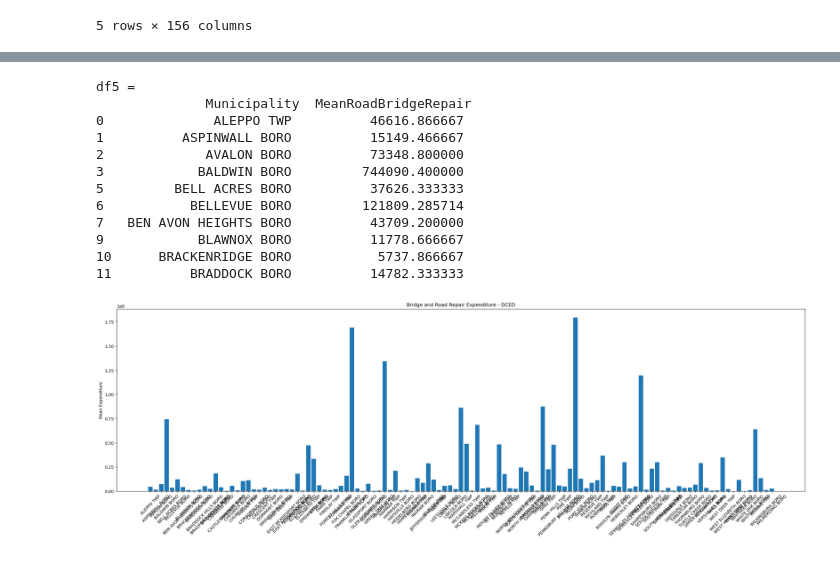
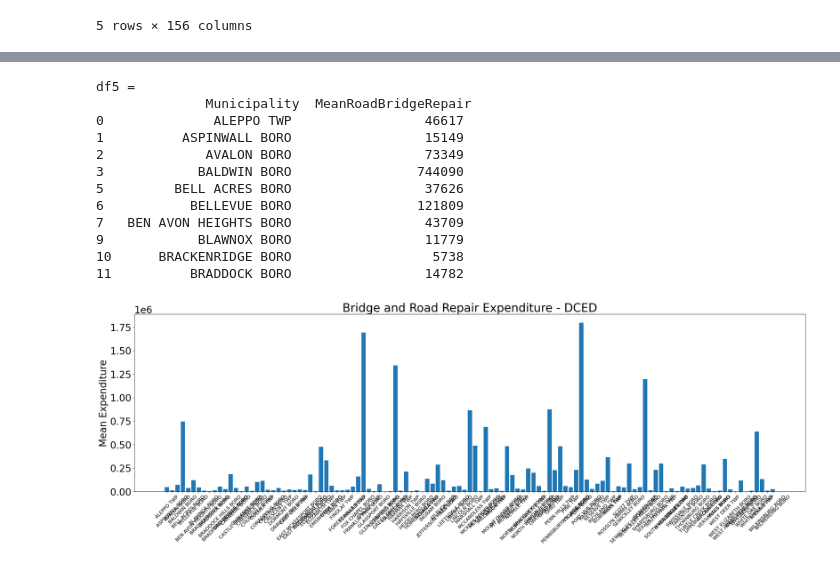
Before and after one commit to megan0422/DABPFinalProject, a Jupyter notebook: DCED Data.ipynb, the cells around one changed output, grey strips where cells are left out. Saved outputs shown, nothing was run; the diff lists cells and outputs as text; code cells hidden in the pictures.

```diff
--- a/DCED Data.ipynb
+++ b/DCED Data.ipynb
@@ -52,41 +52,44 @@ df4 = Muni_fin_2.loc[:, ['Municipality', 'Maintenance.n.Repairs.Roads.Bridges']]
 drop_vals = ['2006','2007','2008','2009', '2010', '2011', '2012', '2013', '2014',
              '2015', '2016', '2017','2018','2019','2020']
 
 for value in drop_vals:
     df4.drop(df4[df4['Municipality'] == value].index, inplace = True)
 
 #print('df4 = ', '\n', df4.head( n = 10))
 #print(df4['Municipality'].unique())
 
 df5 = df4.groupby(['Municipality'], as_index=False, sort=False)['Maintenance.n.Repairs.Roads.Bridges'].mean()
 #print(list(df5.columns))
 df5.rename(columns={"Maintenance.n.Repairs.Roads.Bridges":"MeanRoadBridgeRepair"}, inplace=True)
 df5.drop(df5[df5['MeanRoadBridgeRepair'] == 0].index, inplace = True)
+df5['MeanRoadBridgeRepair'] = round(df5['MeanRoadBridgeRepair'],0)
+df5['MeanRoadBridgeRepair'] = df5['MeanRoadBridgeRepair'].apply(np.int64)
+
 
 df6 = df4.groupby(['Municipality'], as_index=False, sort=False)['Maintenance.n.Repairs.Roads.Bridges'].std()
 df6.rename(columns={"Maintenance.n.Repairs.Roads.Bridges":"StandardDev"}, inplace=True)
 
 print('df5 = ', '\n', df5.head( n = 10))
 
 #print('df6 = ', '\n', df6.head( n = 10))
 #df.head()
 plt.figure(figsize=(30,8))
 plt.bar(df5['Municipality'], df5['MeanRoadBridgeRepair'])
 plt.xticks(rotation = 45)
 plt.title('Bridge and Road Repair Expenditure - DCED')
 plt.ylabel('Mean Expenditure')
 plt.show()
 # %% [output]
 df5 =
               Municipality  MeanRoadBridgeRepair
-0              ALEPPO TWP          46616.866667
-1          ASPINWALL BORO          15149.466667
-2             AVALON BORO          73348.800000
-3            BALDWIN BORO         744090.400000
-5         BELL ACRES BORO          37626.333333
-6           BELLEVUE BORO         121809.285714
-7   BEN AVON HEIGHTS BORO          43709.200000
-9            BLAWNOX BORO          11778.666667
-10      BRACKENRIDGE BORO           5737.866667
-11          BRADDOCK BORO          14782.333333
+0              ALEPPO TWP                 46617
+1          ASPINWALL BORO                 15149
+2             AVALON BORO                 73349
+3            BALDWIN BORO                744090
+5         BELL ACRES BORO                 37626
+6           BELLEVUE BORO                121809
+7   BEN AVON HEIGHTS BORO                 43709
+9            BLAWNOX BORO                 11779
+10      BRACKENRIDGE BORO                  5738
+11          BRADDOCK BORO                 14782
-[figure, old version]
+[figure, new version]
```
Also changed, not shown: parts of 6 cells of this notebook.
